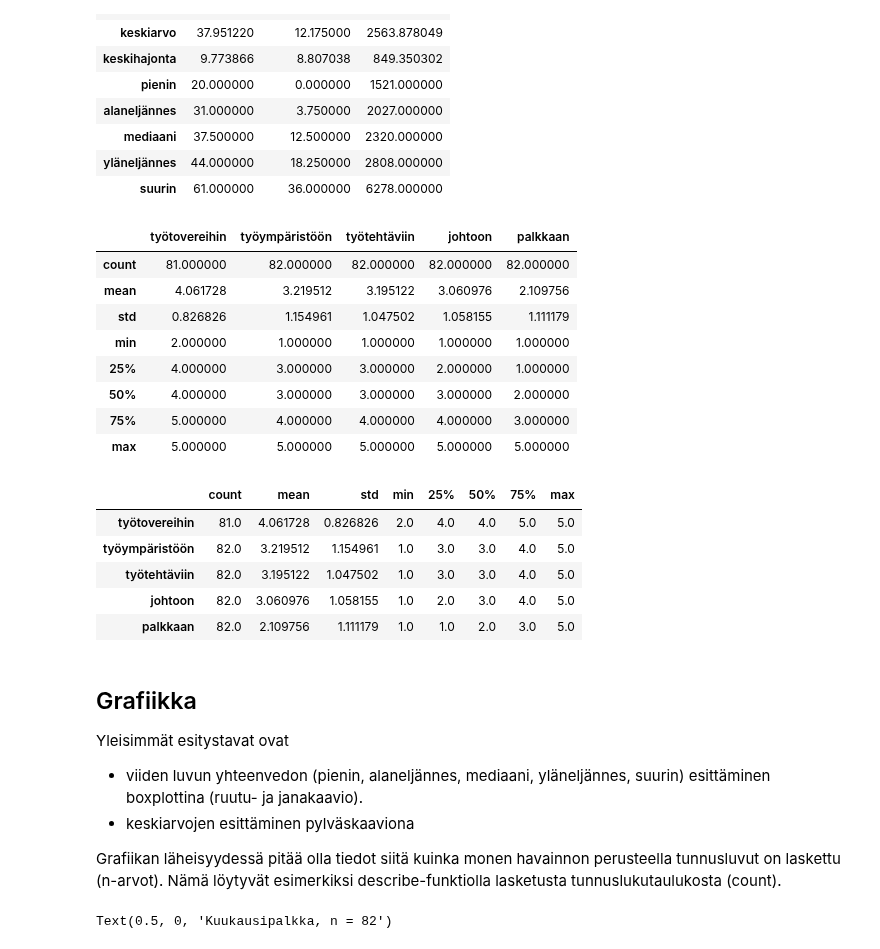
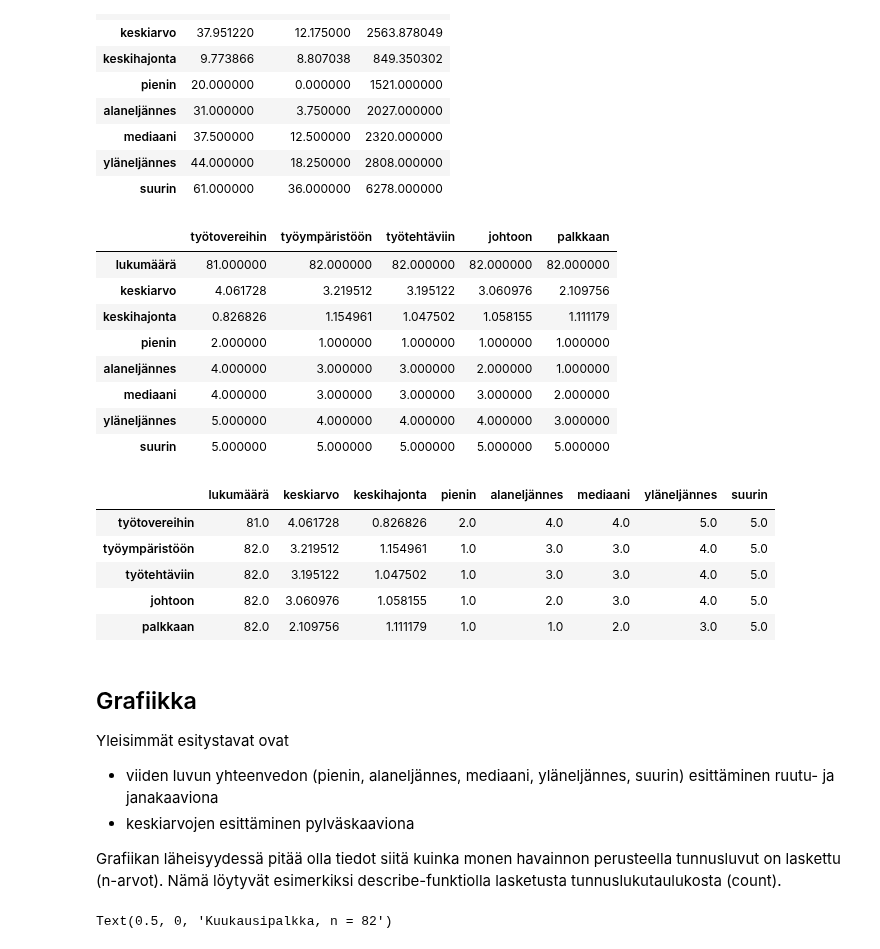
Before and after one commit to taanila/kuvaileva, a Jupyter notebook: tunnuslukuja.ipynb, the cells around one changed output. Drawn from its saved outputs; the diff is of its cells as text; code cells hidden in the pictures.

```diff
--- a/tunnuslukuja.ipynb
+++ b/tunnuslukuja.ipynb
@@ -87,8 +82,9 @@ df.describe()
 df1 = df[['ikä', 'palveluvuodet', 'palkka']].describe()
 
 # Suomenkieliset nimet tunnusluvuille
-df1.index = ['lukumäärä', 'keskiarvo', 'keskihajonta', 'pienin',
+tunnusluvut = ['lukumäärä', 'keskiarvo', 'keskihajonta', 'pienin',
              'alaneljännes', 'mediaani', 'yläneljännes', 'suurin']
+df1.index = tunnusluvut
 df1
 # %% [output]
 |  | ikä | palveluvuodet | palkka |
@@ -103,26 +99,27 @@ df1
 # %%
 # Tilastollisia tunnuslukuja tyytyväisyyksille
 df2 = df.loc[:,'johtoon':'työtehtäviin'].describe()
 
 # Sarakkeiden järjestys keskiarvon mukaan suurimmasta pienimpään
 df2 = df2.sort_values('mean', axis=1, ascending=False)
+df2.index = tunnusluvut
 df2
 # %% [output]
 |  | työtovereihin | työympäristöön | työtehtäviin | johtoon | palkkaan |
-| count | 81.000000 | 82.000000 | 82.000000 | 82.000000 | 82.000000 |
-| mean | 4.061728 | 3.219512 | 3.195122 | 3.060976 | 2.109756 |
-| std | 0.826826 | 1.154961 | 1.047502 | 1.058155 | 1.111179 |
-| min | 2.000000 | 1.000000 | 1.000000 | 1.000000 | 1.000000 |
-| 25% | 4.000000 | 3.000000 | 3.000000 | 2.000000 | 1.000000 |
-| 50% | 4.000000 | 3.000000 | 3.000000 | 3.000000 | 2.000000 |
-| 75% | 5.000000 | 4.000000 | 4.000000 | 4.000000 | 3.000000 |
-| max | 5.000000 | 5.000000 | 5.000000 | 5.000000 | 5.000000 |
+| lukumäärä | 81.000000 | 82.000000 | 82.000000 | 82.000000 | 82.000000 |
+| keskiarvo | 4.061728 | 3.219512 | 3.195122 | 3.060976 | 2.109756 |
+| keskihajonta | 0.826826 | 1.154961 | 1.047502 | 1.058155 | 1.111179 |
+| pienin | 2.000000 | 1.000000 | 1.000000 | 1.000000 | 1.000000 |
+| alaneljännes | 4.000000 | 3.000000 | 3.000000 | 2.000000 | 1.000000 |
+| mediaani | 4.000000 | 3.000000 | 3.000000 | 3.000000 | 2.000000 |
+| yläneljännes | 5.000000 | 4.000000 | 4.000000 | 4.000000 | 3.000000 |
+| suurin | 5.000000 | 5.000000 | 5.000000 | 5.000000 | 5.000000 |
 # %%
 # Edellinen transponoituna
 df3 = df2.T
 df3
 # %% [output]
-|  | count | mean | std | min | 25% | 50% | 75% | max |
+|  | lukumäärä | keskiarvo | keskihajonta | pienin | alaneljännes | mediaani | yläneljännes | suurin |
 | työtovereihin | 81.0 | 4.061728 | 0.826826 | 2.0 | 4.0 | 4.0 | 5.0 | 5.0 |
 | työympäristöön | 82.0 | 3.219512 | 1.154961 | 1.0 | 3.0 | 3.0 | 4.0 | 5.0 |
 | työtehtäviin | 82.0 | 3.195122 | 1.047502 | 1.0 | 3.0 | 3.0 | 4.0 | 5.0 |
@@ -132,7 +129,7 @@ df3
 ## Grafiikka
 
 Yleisimmät esitystavat ovat
-* viiden luvun yhteenvedon (pienin, alaneljännes, mediaani, yläneljännes, suurin) esittäminen boxplottina (ruutu- ja janakaavio).
+* viiden luvun yhteenvedon (pienin, alaneljännes, mediaani, yläneljännes, suurin) esittäminen ruutu- ja janakaaviona
 * keskiarvojen esittäminen pylväskaaviona
 
 Grafiikan läheisyydessä pitää olla tiedot siitä kuinka monen havainnon perusteella tunnusluvut on laskettu (n-arvot). Nämä löytyvät esimerkiksi describe-funktiolla lasketusta tunnuslukutaulukosta (count).
```
Also changed, not shown: parts of 7 cells of this notebook.
